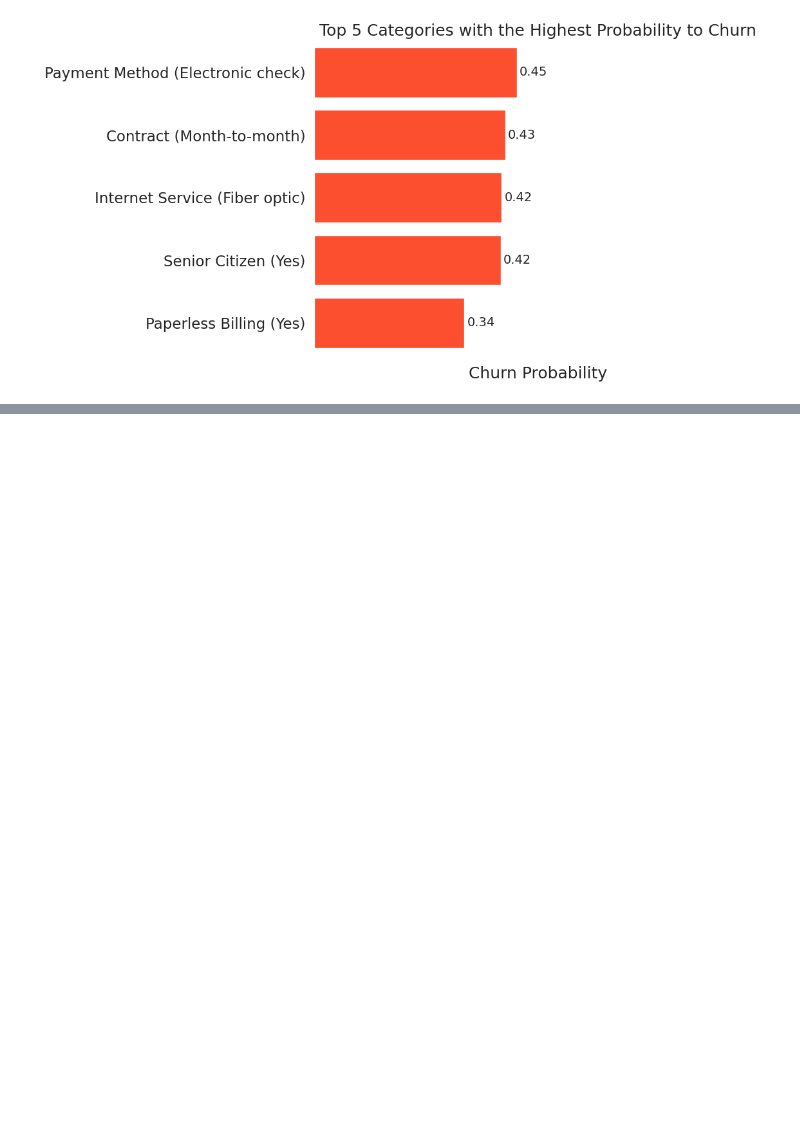
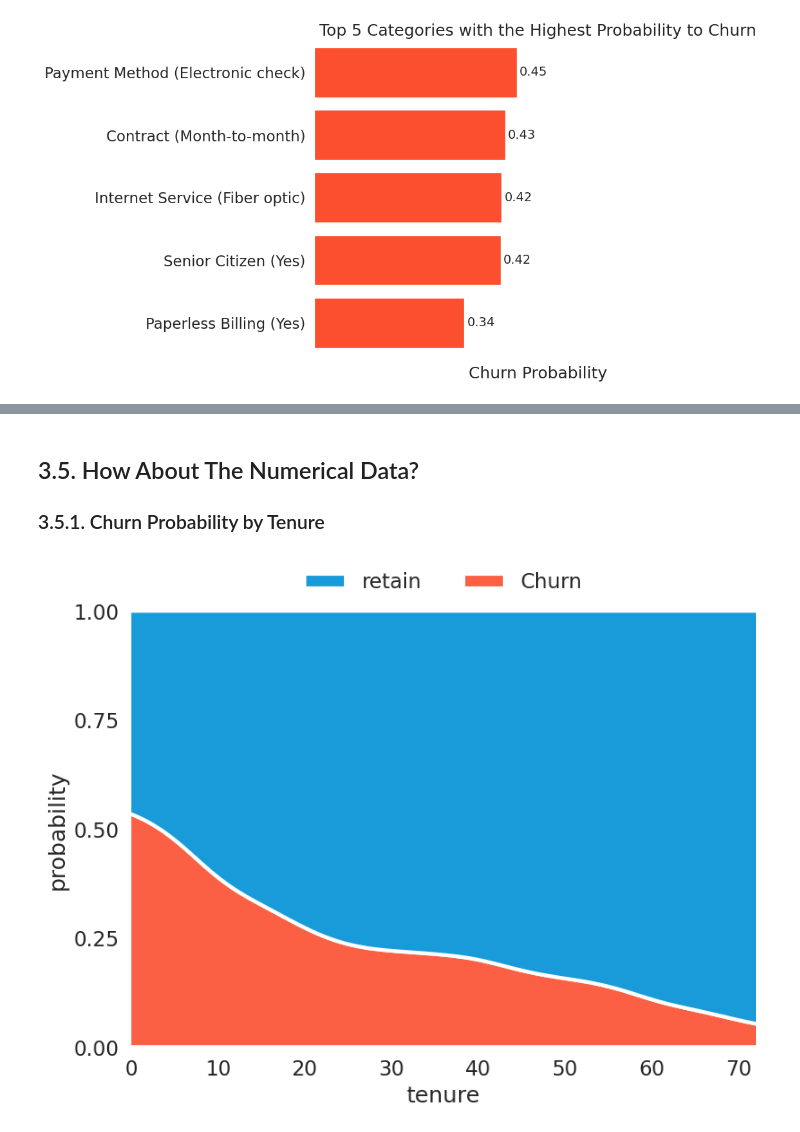
Before and after one commit to DeeeTeeee/AZUBISTORE, a Jupyter notebook: telcom.ipynb, the cells around one changed output, grey strips where cells are left out. Saved outputs shown, nothing was run; the diff lists cells and outputs as text; code cells hidden in the pictures; blank space fills up the shorter version.

```diff
--- a/telcom.ipynb
+++ b/telcom.ipynb
@@ -643,0 +675,28 @@ plt.show()
+# %% [markdown]
+## 3.5. How About The Numerical Data?
+
+### 3.5.1. Churn Probability by Tenure
+# %%
+fig, ax = plt.subplots(figsize=(8, 6))
+ax.grid(False, axis='x')
+sns.kdeplot(data=data_viz, x='tenure', hue='Churn', multiple='fill', linewidth=3, ax=ax, alpha=0.9)
+sns.move_legend(ax, "lower center", bbox_to_anchor=(.5, 1), title='', ncol=2, frameon=False)
+
+ax.set_xticks(np.arange(0,data_viz['tenure'].max(),10))
+ax.set_xlim(data_viz['tenure'].min(),data_viz['tenure'].max())
+
+ax.set_yticks(np.linspace(0,1,5))
+ax.set_ylabel('probability')
+
+sns.despine(left=True, bottom=True)
+
+# ax.axis('tight')
+
+drive = '/content/lp3'
+fname = 'churn-probability-by-tenure.svg'
+path = drive + fname
+plt.savefig(path, format='svg', bbox_inches='tight', facecolor='white')
+
+plt.show()
+# %% [output]
+[figure, added]
```
Also changed, not shown: parts of 79 cells of this notebook.
